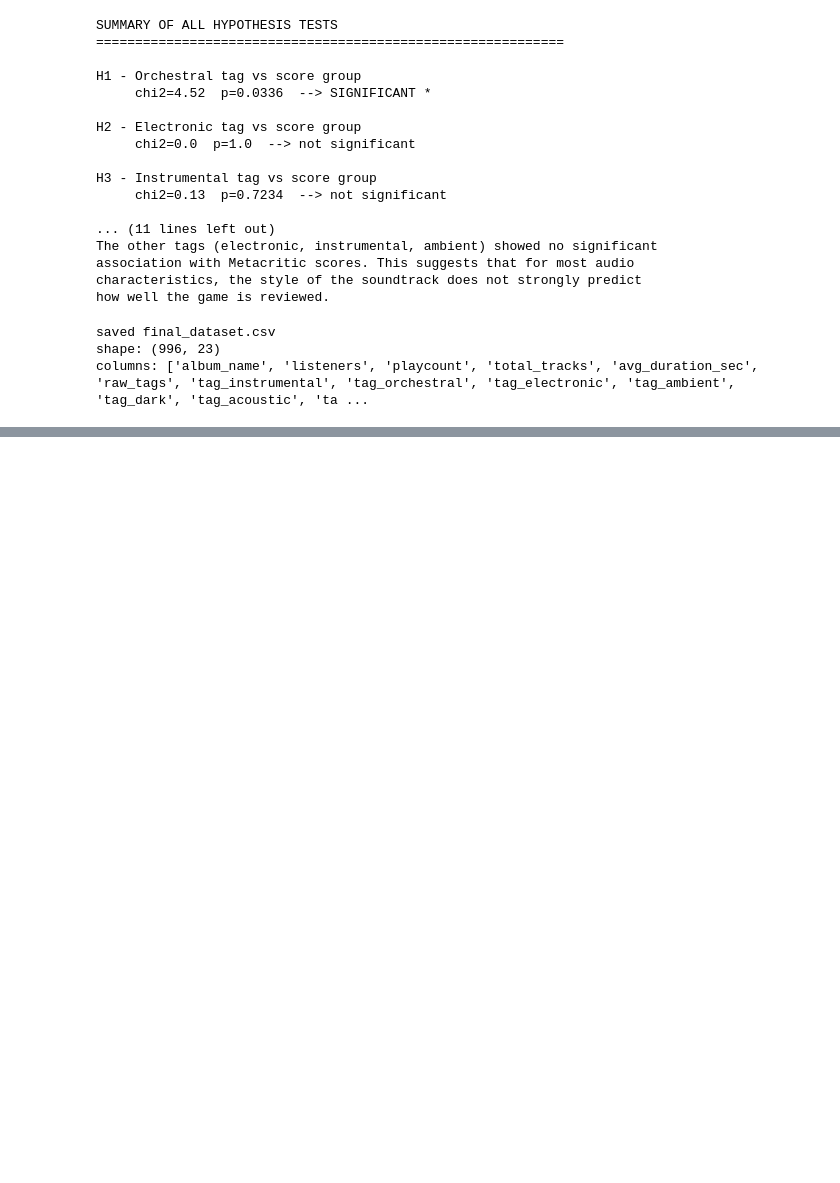
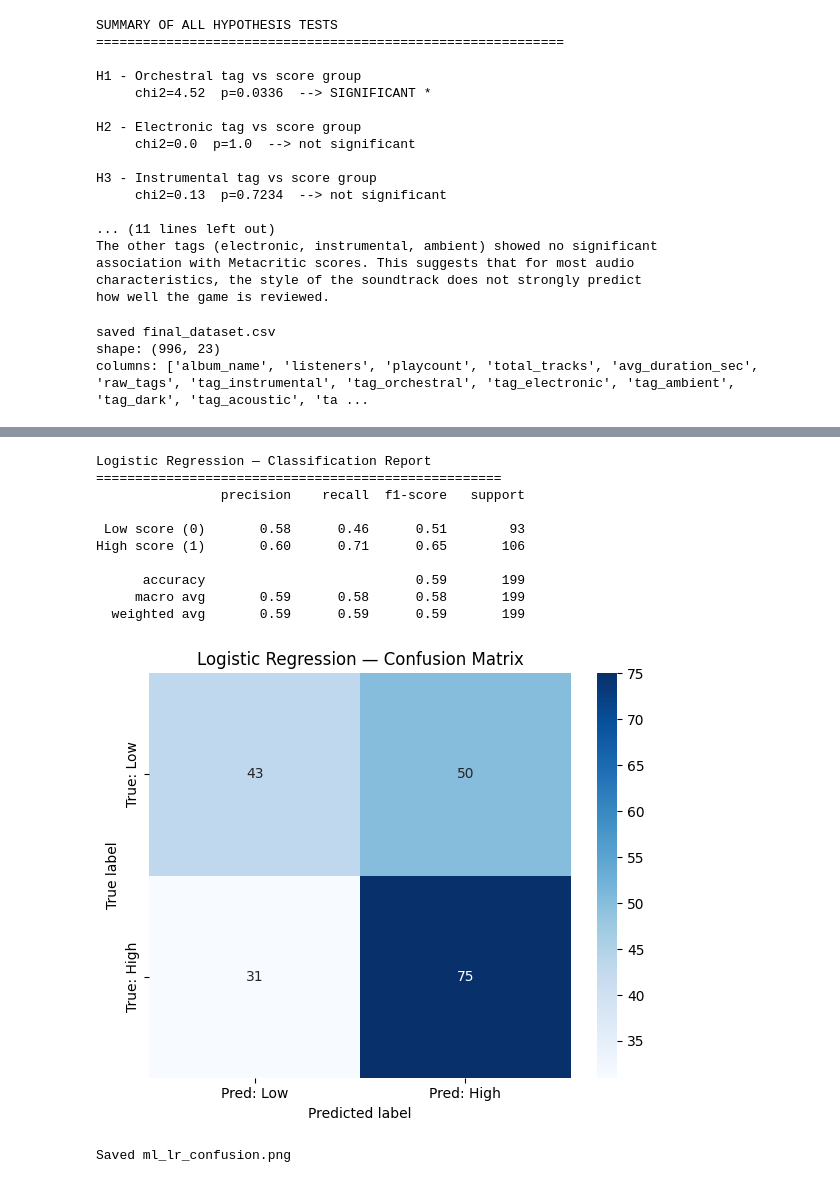
Before and after one commit to Kiddingundead/DSA210-Project, a Jupyter notebook: analysis.ipynb, the cells around one changed output, grey strips where cells are left out. Drawn from its saved outputs; the diff is of its cells as text; code cells hidden in the pictures; blank space fills up the shorter version.

```diff
--- a/analysis.ipynb
+++ b/analysis.ipynb
@@ -731,0 +817,61 @@ columns: ['album_name', 'listeners', 'playcount', 'total_tracks', 'avg_duration_
+# %%
+from sklearn.linear_model import LogisticRegression
+from sklearn.metrics import classification_report, confusion_matrix, accuracy_score, f1_score
+
+# --- Train Logistic Regression ---
+# max_iter=1000 gives the algorithm enough steps to converge (the default 100 sometimes isn't enough)
+lr_model = LogisticRegression(random_state=42, max_iter=1000)
+lr_model.fit(X_train, y_train)   # learn the decision boundary from training data
+
+# --- Make predictions on the test set ---
+# The model has never seen X_test before — this is a fair evaluation
+y_pred_lr = lr_model.predict(X_test)
+
+# --- Classification report ---
+# precision = "of everything I predicted as high, how many really were high?"
+# recall    = "of all actual high-score games, how many did I find?"
+# F1        = balanced combination of precision and recall
+print('Logistic Regression — Classification Report')
+print('=' * 52)
+print(classification_report(y_test, y_pred_lr,
+                             target_names=['Low score (0)', 'High score (1)']))
+
+# Store accuracy and F1 to use in the final comparison table (Step 12)
+lr_accuracy = accuracy_score(y_test, y_pred_lr)
+lr_f1       = f1_score(y_test, y_pred_lr)
+
+# --- Plot and save the confusion matrix ---
+# Rows = true label, Columns = predicted label
+# Top-left  = correctly predicted low score  (true negative)
+# Top-right = wrongly predicted high score   (false positive)
+# Bottom-left  = wrongly predicted low score (false negative)
+# Bottom-right = correctly predicted high score (true positive)
+cm_lr = confusion_matrix(y_test, y_pred_lr)
+
+fig, ax = plt.subplots(figsize=(6, 5))
+sns.heatmap(cm_lr,
+            annot=True,          # write the number inside each cell
+            fmt='d',             # format as integer (not scientific notation)
+            cmap='Blues',        # blue colour scheme
+            xticklabels=['Pred: Low', 'Pred: High'],
+            yticklabels=['True: Low', 'True: High'])
+ax.set_xlabel('Predicted label')
+ax.set_ylabel('True label')
+ax.set_title('Logistic Regression — Confusion Matrix')
+plt.tight_layout()
+plt.savefig('ml_lr_confusion.png', dpi=150, bbox_inches='tight')
+plt.show()
+print('Saved ml_lr_confusion.png')
+# %% [output]
+Logistic Regression — Classification Report
+====================================================
+                precision    recall  f1-score   support
+
+ Low score (0)       0.58      0.46      0.51        93
+High score (1)       0.60      0.71      0.65       106
+
+      accuracy                           0.59       199
+     macro avg       0.59      0.58      0.58       199
+  weighted avg       0.59      0.59      0.59       199
+[figure, added]
+Saved ml_lr_confusion.png
```
Also changed, not shown: parts of 9 cells of this notebook.
